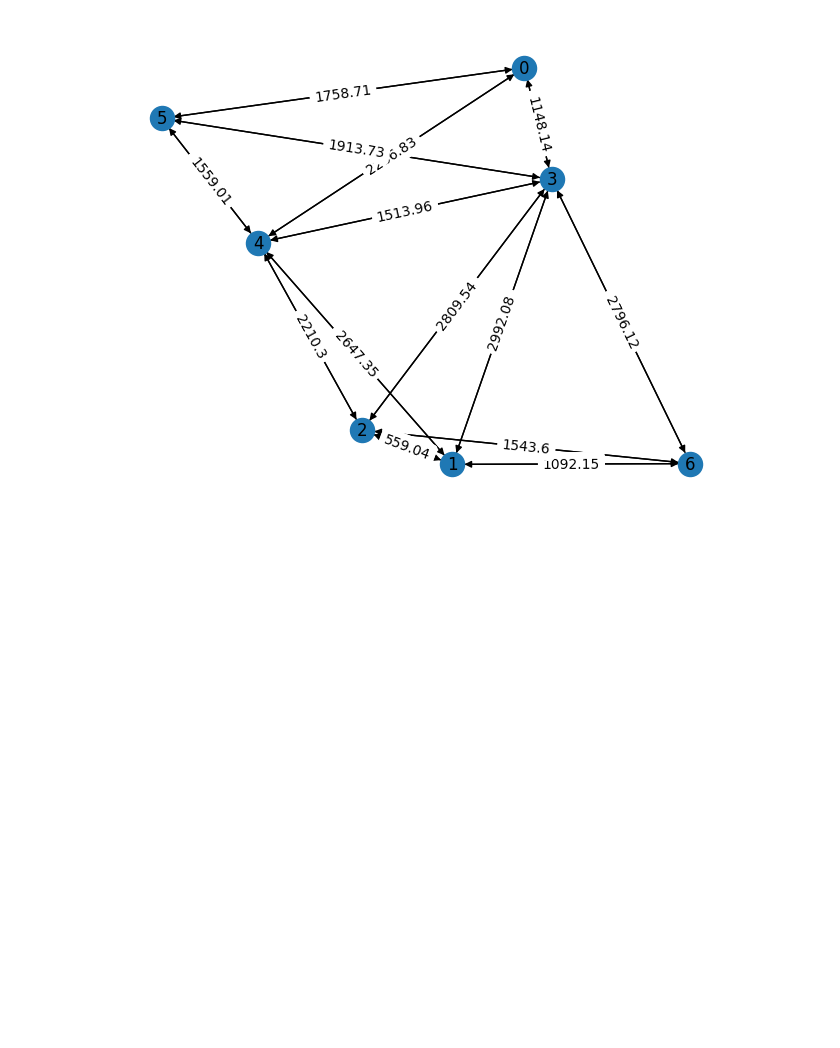
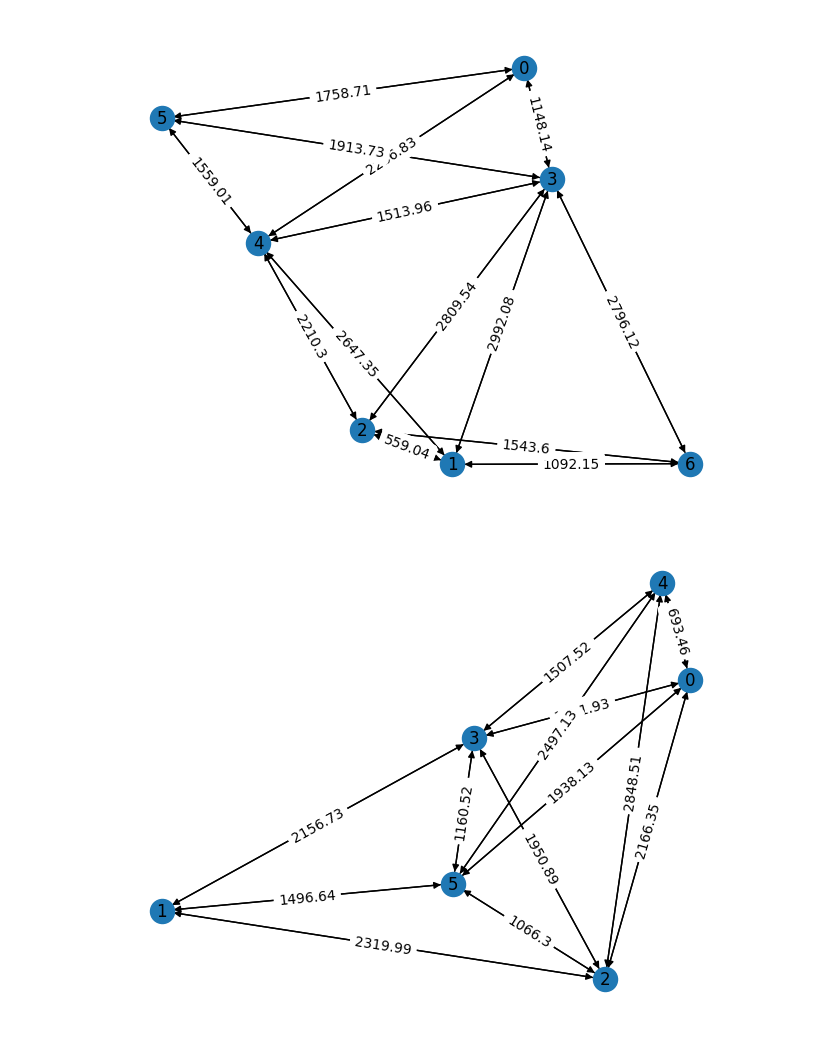
Before and after one commit to ResidenciaTICBrisa/02_RotaOnibus, a Jupyter notebook: docs/Notebooks/teste2.ipynb, the cells around one changed output. Saved outputs shown, nothing was run; the diff lists cells and outputs as text; code cells hidden in the pictures; blank space fills up the shorter version.

Commit message:
Adicionando estudos de como salvar mais de um grafo em um arquivo.

```diff
--- a/docs/Notebooks/teste2.ipynb
+++ b/docs/Notebooks/teste2.ipynb
@@ -75,3 +75,45 @@ nx.draw_networkx_edge_labels(G, pos, edge_labels=labels)
 plt.show()
 # %% [output]
 [figure]
+# %%
+import networkx as nx
+from geopy.distance import geodesic
+import matplotlib.pyplot as plt
+
+# Defina suas coordenadas
+coordenadas = [
+    (43.653225, -79.383186), # Toronto
+    (19.432608, -99.133209), # Cidade do México
+    (39.739236, -104.990251), # Denver
+    (33.748995, -84.387982), # Atlanta
+    (42.360253, -71.058291), # Boston
+    (32.776665, -96.796989)  # Dallas
+]
+
+# A ordem dos nós no grafo é determinada pela ordem em que as coordenadas são enumeradas na lista coordenadas.
+
+# Criar um grafo direcionado
+G = nx.DiGraph()
+
+# Adicionar nós para cada coordenada
+for i, coord in enumerate(coordenadas):
+    G.add_node(i, pos=coord)
+
+# Adicionar arestas entre coordenadas próximas
+for i, coord1 in enumerate(coordenadas):
+    for j, coord2 in enumerate(coordenadas):
+        if i != j: # Para evitar laços
+            distancia = geodesic(coord1, coord2).km
+            if distancia < 3000: # Adicionar uma aresta se a distância for menor que 3000 km
+                G.add_edge(i, j, weight=distancia)
+
+# Desenhar o grafo
+pos = nx.get_node_attributes(G, 'pos')
+nx.draw(G, pos, with_labels=True)
+labels = nx.get_edge_attributes(G, 'weight')
+for key in labels:
+    labels[key] = round(labels[key], 2) # Arredondando para duas casas decimais
+nx.draw_networkx_edge_labels(G, pos, edge_labels=labels)
+plt.show()
+# %% [output]
+[figure, added]
```
Also changed, not shown: parts of 5 cells of this notebook, 3 other files.
